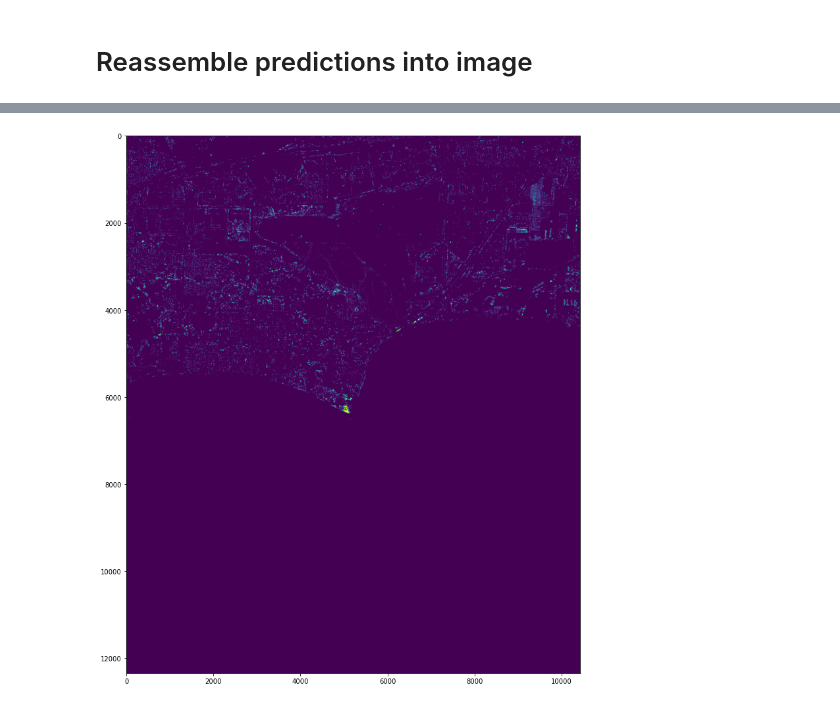
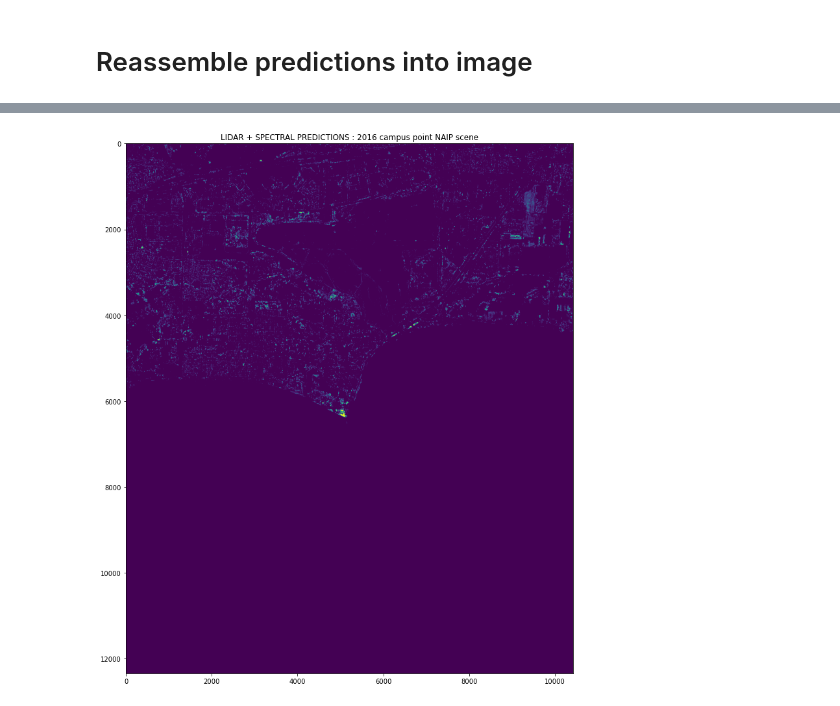
Before and after one commit to NCEAS/msai4earth-esa, a Jupyter notebook: iceplant_detection/TRIALS_10_lidar_for_naip_scenes.ipynb, the cells around one changed output, grey strips where cells are left out. Cells and saved outputs as stored; diff of their text form; code cells hidden in the pictures.

Commit message:
run notebook for 2016,18,20 LIDAR+SPECTRAL predictions

```diff
--- a/iceplant_detection/TRIALS_10_lidar_for_naip_scenes.ipynb
+++ b/iceplant_detection/TRIALS_10_lidar_for_naip_scenes.ipynb
@@ -347,10 +308,10 @@ indices to image time:  0.20405864715576172
 # %%
 fig, ax = plt.subplots(figsize=(15, 15))
-plt.title("PREDICTIONS : 2012 whole naip scene")
+plt.title("LIDAR + SPECTRAL PREDICTIONS : "+str(lidar_year)+ " campus point NAIP scene")
 ax.imshow(preds_image)
 plt.show()
 # %% [output]
-[figure, old version]
+[figure, new version]
 # %%
 # save if necessary
 
```
Also changed, not shown: parts of 16 cells of this notebook.
